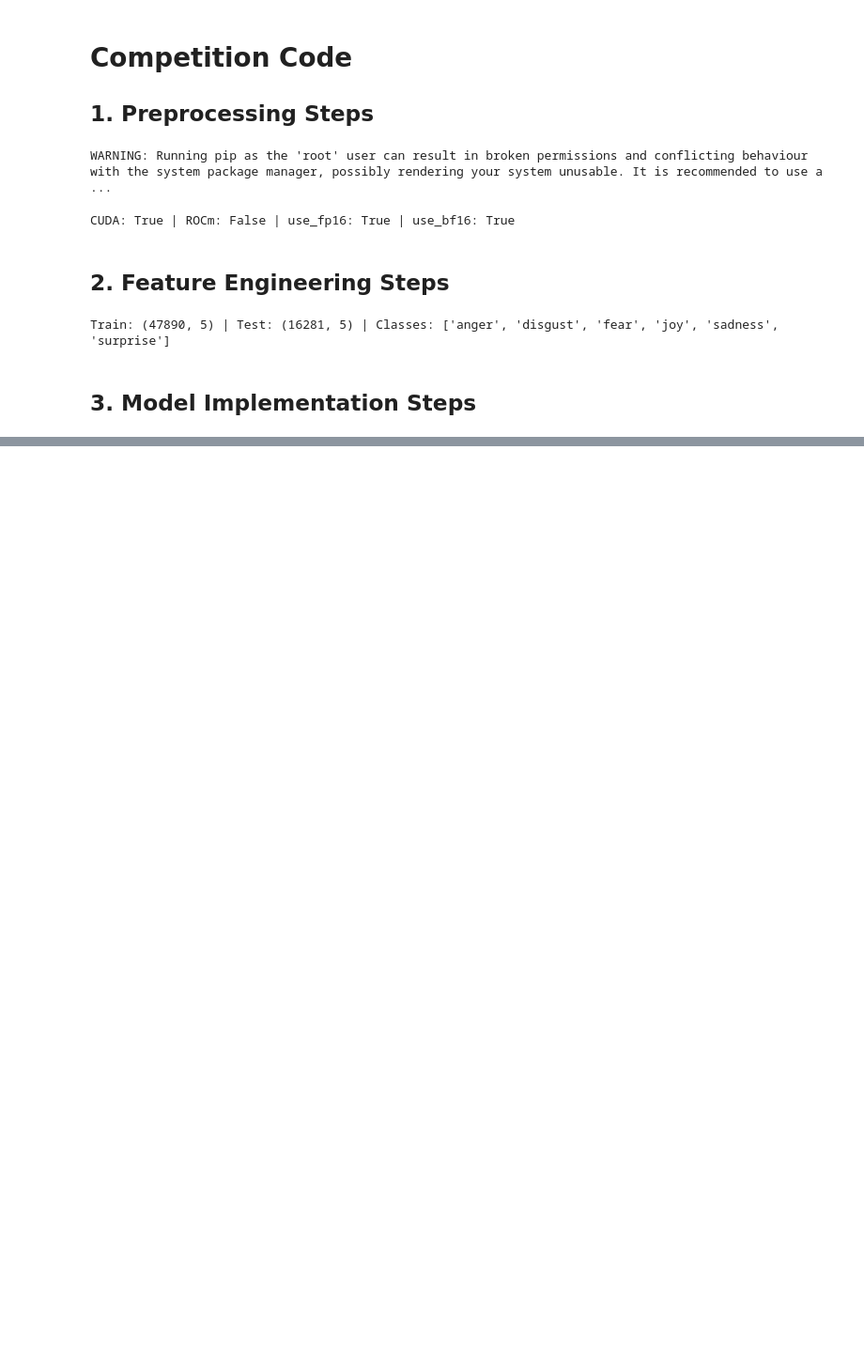
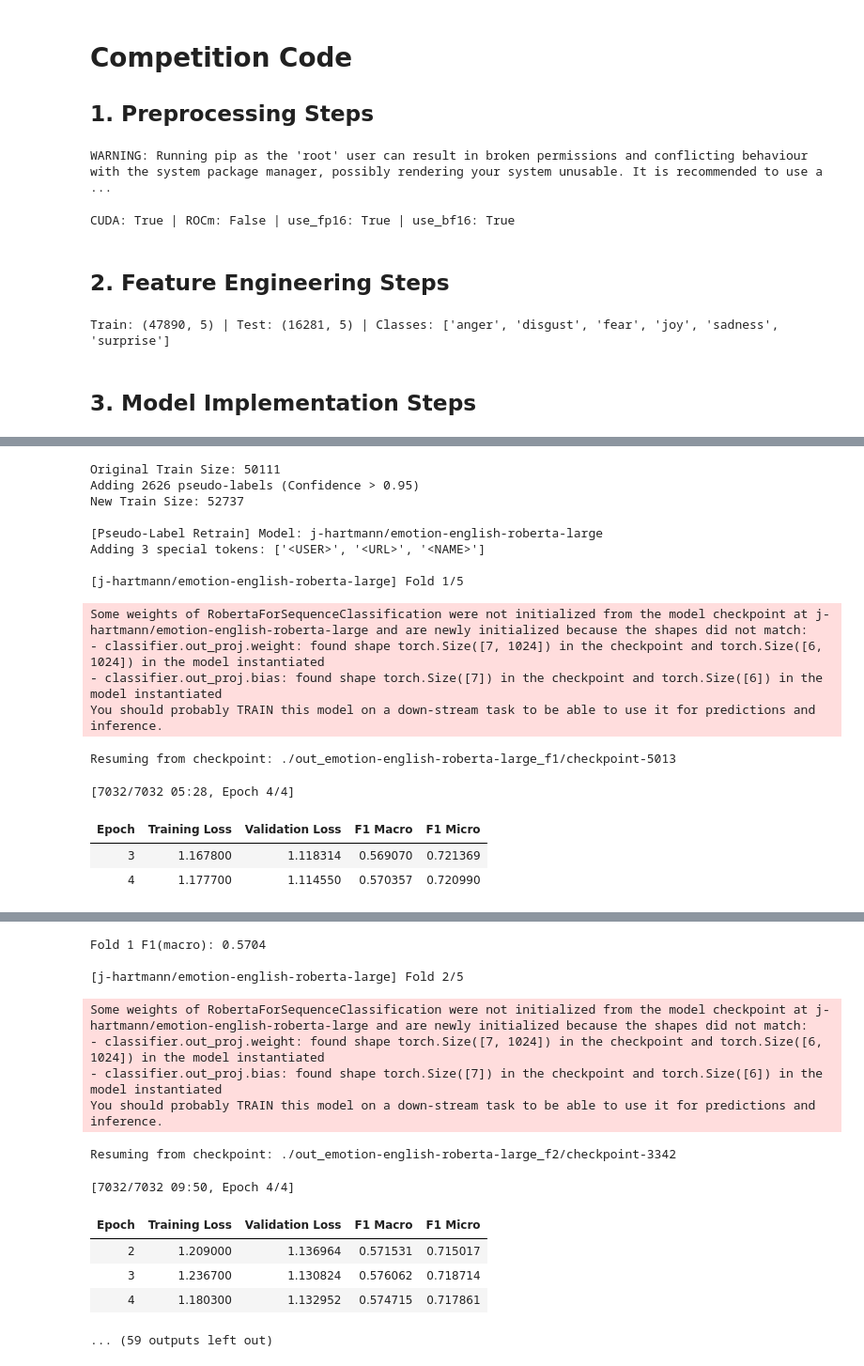
Before and after one commit to attackofthetitan/DM2025-Lab2-Exercise, a Jupyter notebook: DM2025-Lab2-Homework.ipynb, the cells around one changed output, grey strips where cells are left out. Shown at 94% size. Saved outputs shown, nothing was run; the diff lists cells and outputs as text; code cells hidden in the pictures; blank space fills up the shorter version.

```diff
--- a/DM2025-Lab2-Homework.ipynb
+++ b/DM2025-Lab2-Homework.ipynb
@@ -754,3 +801,69 @@ Saved: ./submit/submission.csv
 | 2 | 0x66e44d | joy |
 | 3 | 0xc03cf5 | joy |
 | 4 | 0x02f65a | anger |
+# %%
+probs = test_proba
+preds = probs.argmax(axis=1)
+confidences = probs.max(axis=1)
+
+mask = confidences > 0.95
+pseudo_df = test_df[mask].copy()
+pseudo_df["emotion"] = [id2label[p] for p in preds[mask]]
+pseudo_df["split"] = "train"
+
+print(f"Original Train Size: {len(train_df)}")
+print(f"Adding {len(pseudo_df)} pseudo-labels (Confidence > 0.95)")
+
+train_df = pd.concat([train_df, pseudo_df], ignore_index=True)
+y = train_df["emotion"].map(label2id).values.astype(int)
+
+print(f"New Train Size: {len(train_df)}")
+
+pseudo_all_test_logits = []
+pseudo_all_oof = []
+
+
+for name in backbones:
+    hp = cfgs.get(name, {"lr": 1e-5, "epochs": 3})
+
+    safe_lr = hp["lr"] * 0.6
+
+    print(f"\n[Pseudo-Label Retrain] Model: {name}")
+
+    oof, test_logits = train_folds(
+        name,
+        n_splits=5,
+        lr=safe_lr,
+        epochs=hp["epochs"],
+        bsz=16,
+        max_len=128
+    )
+    pseudo_all_test_logits.append(test_logits)
+    pseudo_all_oof.append(oof)
+
+final_ensemble_logits = np.mean(pseudo_all_test_logits, axis=0)
+final_preds = final_ensemble_logits.argmax(axis=1)
+final_labels = [id2label[i] for i in final_preds]
+
+sub_path = "./submit/submission_pseudo.csv"
+submission = pd.DataFrame({"id": test_df["id"].values, "emotion": final_labels})
+submission.to_csv(sub_path, index=False)
+print(f"Saved Full Ensemble Pseudo Submission: {sub_path}")
+# %% [output]
+Original Train Size: 50111
+Adding 2626 pseudo-labels (Confidence > 0.95)
+New Train Size: 52737
+
+[Pseudo-Label Retrain] Model: j-hartmann/emotion-english-roberta-large
+Adding 3 special tokens: ['<USER>', '<URL>', '<NAME>']
+
+[j-hartmann/emotion-english-roberta-large] Fold 1/5
+Some weights of RobertaForSequenceClassification were not initialized from the model checkpoint at j-hartmann/emotion-english-roberta-large and are newly initialized because the shapes did not match:
+- classifier.out_proj.weight: found shape torch.Size([7, 1024]) in the checkpoint and torch.Size([6, 1024]) in the model instantiated
+- classifier.out_proj.bias: found shape torch.Size([7]) in the checkpoint and torch.Size([6]) in the model instantiated
+You should probably TRAIN this model on a down-stream task to be able to use it for predictions and inference.
+Resuming from checkpoint: ./out_emotion-english-roberta-large_f1/checkpoint-5013
+[7032/7032 05:28, Epoch 4/4]
+| Epoch | Training Loss | Validation Loss | F1 Macro | F1 Micro |
+| 3 | 1.167800 | 1.118314 | 0.569070 | 0.721369 |
+| 4 | 1.177700 | 1.114550 | 0.570357 | 0.720990 |
@@ -756,0 +872,14 @@ Saved: ./submit/submission.csv
+Fold 1 F1(macro): 0.5704
+
+[j-hartmann/emotion-english-roberta-large] Fold 2/5
+Some weights of RobertaForSequenceClassification were not initialized from the model checkpoint at j-hartmann/emotion-english-roberta-large and are newly initialized because the shapes did not match:
+- classifier.out_proj.weight: found shape torch.Size([7, 1024]) in the checkpoint and torch.Size([6, 1024]) in the model instantiated
+- classifier.out_proj.bias: found shape torch.Size([7]) in the checkpoint and torch.Size([6]) in the model instantiated
+You should probably TRAIN this model on a down-stream task to be able to use it for predictions and inference.
+Resuming from checkpoint: ./out_emotion-english-roberta-large_f2/checkpoint-3342
+[7032/7032 09:50, Epoch 4/4]
+| Epoch | Training Loss | Validation Loss | F1 Macro | F1 Micro |
+| 2 | 1.209000 | 1.136964 | 0.571531 | 0.715017 |
+| 3 | 1.236700 | 1.130824 | 0.576062 | 0.718714 |
+| 4 | 1.180300 | 1.132952 | 0.574715 | 0.717861 |
+... (59 outputs left out)
```
Also changed, not shown: parts of 8 cells of this notebook, 1 other file.
